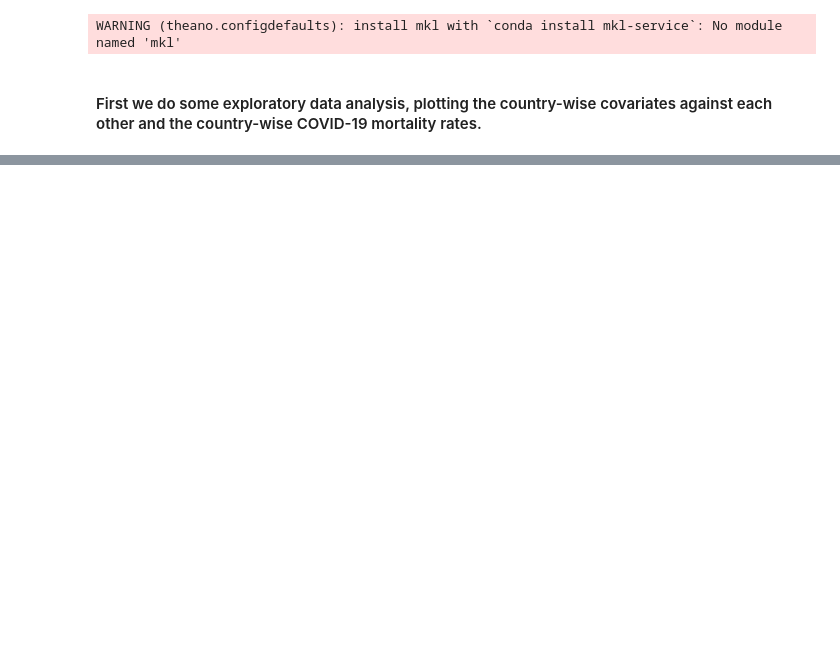
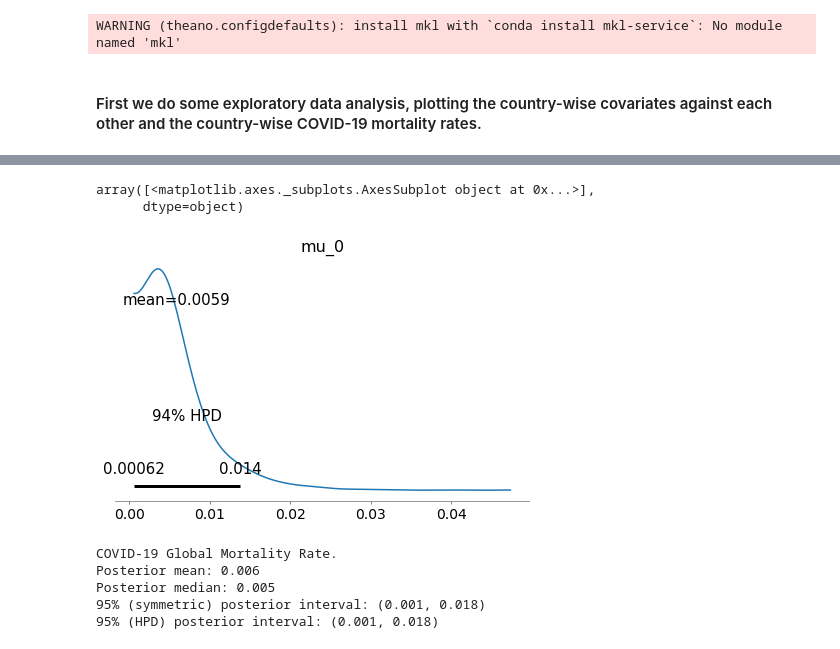
Before and after one commit to jwrichar/COVID19-mortality, a Jupyter notebook: COVID-19 Mortality Rate.ipynb, the cells around one changed output, grey strips where cells are left out. Drawn from its saved outputs; the diff is of its cells as text; code cells hidden in the pictures; blank space fills up the shorter version.

```diff
--- a/COVID-19 Mortality Rate.ipynb
+++ b/COVID-19 Mortality Rate.ipynb
@@ -121,0 +117,22 @@ Name: mu_0, dtype: float64
+# %%
+# Posterior plot for mu0
+pm.plot_posterior(trace, var_names=['mu_0'])
+# %% [output]
+array([<matplotlib.axes._subplots.AxesSubplot object at 0x...>],
+      dtype=object)
+[figure, added]
+# %%
+n_samp = len(trace['mu_0'])
+print("COVID-19 Global Mortality Rate.")
+print("Posterior mean: %0.3f" % trace['mu_0'].mean())
+print("Posterior median: %0.3f" % np.median(trace['mu_0']))
+lower = np.sort(trace['mu_0'])[int(n_samp*0.025)]
+upper = np.sort(trace['mu_0'])[int(n_samp*0.975)]
+print("95%% (symmetric) posterior interval: (%0.3f, %0.3f)" % (lower, upper))
+print("95%% (HPD) posterior interval: (%0.3f, %0.3f)" % (lower, upper))
+# %% [output]
+COVID-19 Global Mortality Rate.
+Posterior mean: 0.006
+Posterior median: 0.005
+95% (symmetric) posterior interval: (0.001, 0.018)
+95% (HPD) posterior interval: (0.001, 0.018)
```
Also changed, not shown: parts of 17 cells of this notebook, 2 other files.
